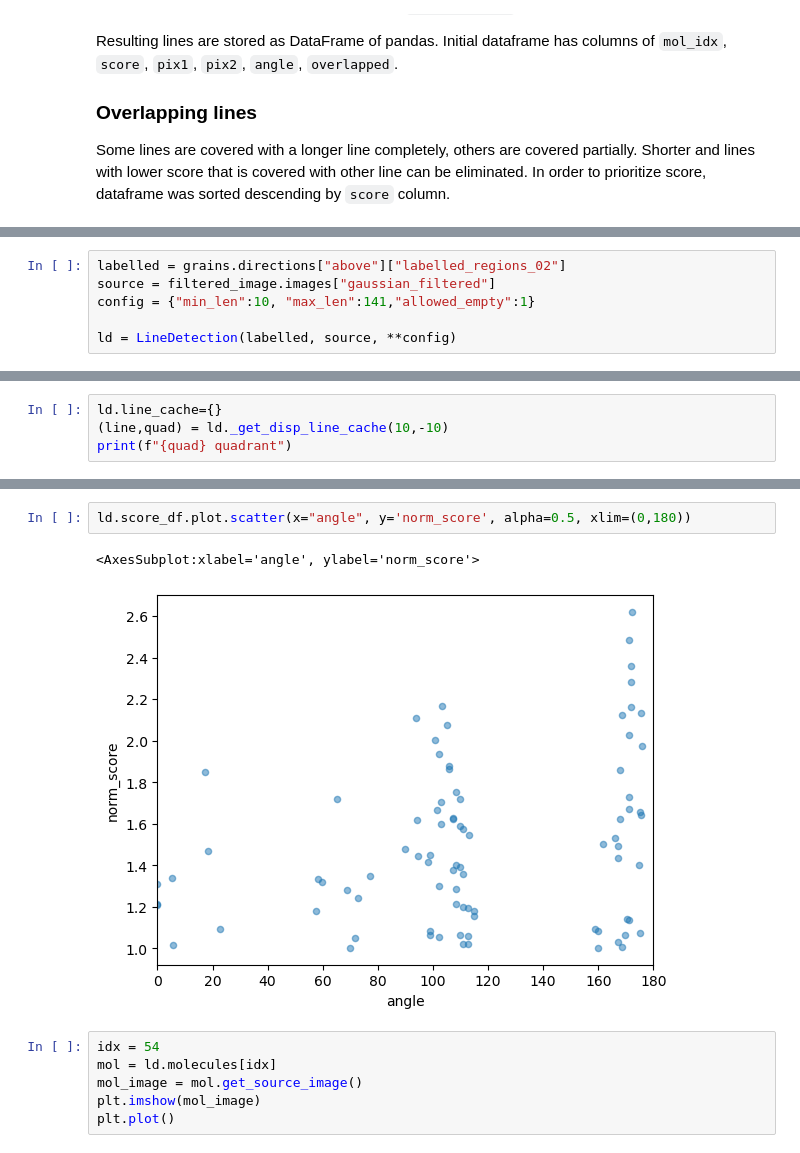
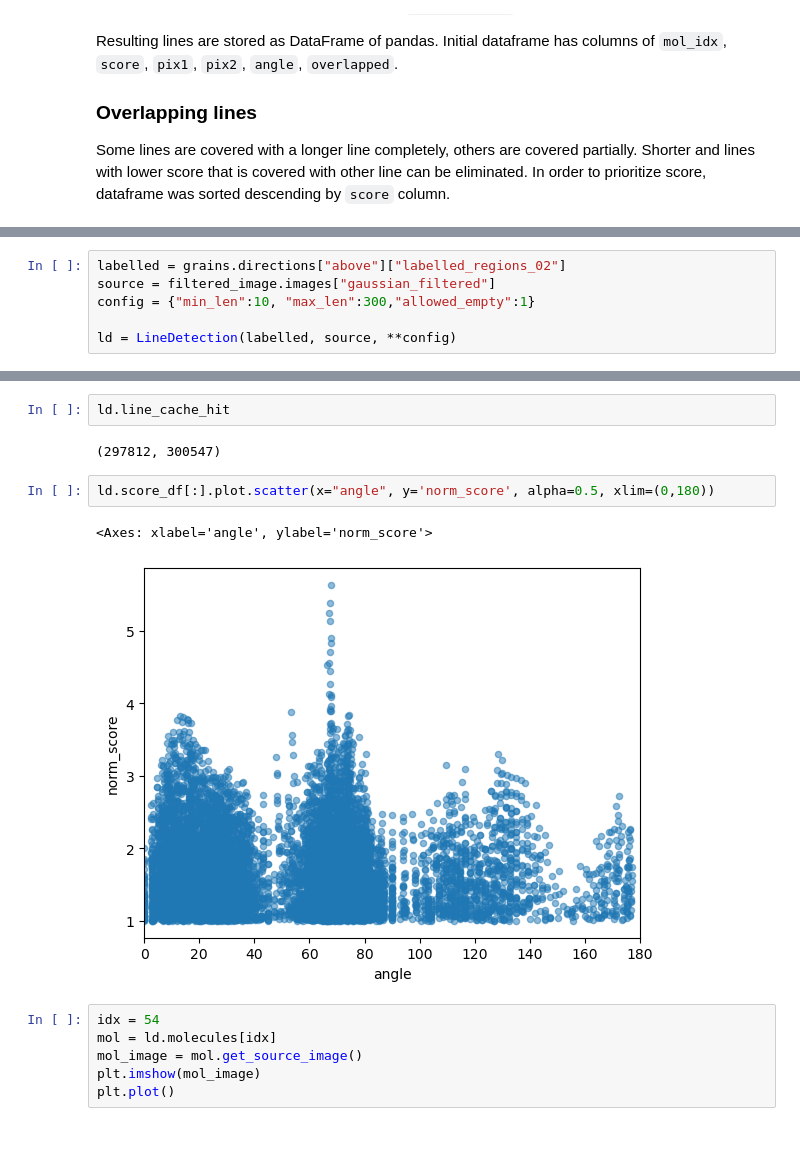
Before and after one commit to iobataya/line_detection, a Jupyter notebook: Find_linear_part_notebook.ipynb, the cells around one changed output, grey strips where cells are left out. Drawn from its saved outputs; the diff is of its cells as text.

```diff
--- a/Find_linear_part_notebook.ipynb
+++ b/Find_linear_part_notebook.ipynb
@@ -175,7 +175,7 @@ from linemol import Molecule, LineDetection
 # %%
 labelled = grains.directions["above"]["labelled_regions_02"]
 source = filtered_image.images["gaussian_filtered"]
-config = {"min_len":10, "max_len":141,"allowed_empty":1}
+config = {"min_len":10, "max_len":300,"allowed_empty":1}
 
 ld = LineDetection(labelled, source, **config)
 # %%
@@ -212,4 +194,0 @@ executing.executing.NotOneValueFound: Expected one value, found 0
-# %%
-ld.line_cache={}
-(line,quad) = ld._get_disp_line_cache(10,-10)
-print(f"{quad} quadrant")
@@ -310,8 +263,12 @@ plt.imshow(overlaid)
+# %%
+ld.line_cache_hit
+# %% [output]
+(297812, 300547)
 # %%
-ld.score_df.plot.scatter(x="angle", y='norm_score', alpha=0.5, xlim=(0,180))
+ld.score_df[:].plot.scatter(x="angle", y='norm_score', alpha=0.5, xlim=(0,180))
 # %% [output]
-<AxesSubplot:xlabel='angle', ylabel='norm_score'>
+<Axes: xlabel='angle', ylabel='norm_score'>
-[figure, old version]
+[figure, new version]
 # %%
 idx = 54
 mol = ld.molecules[idx]
```
Also changed, not shown: parts of 22 cells of this notebook, 3 other files.
